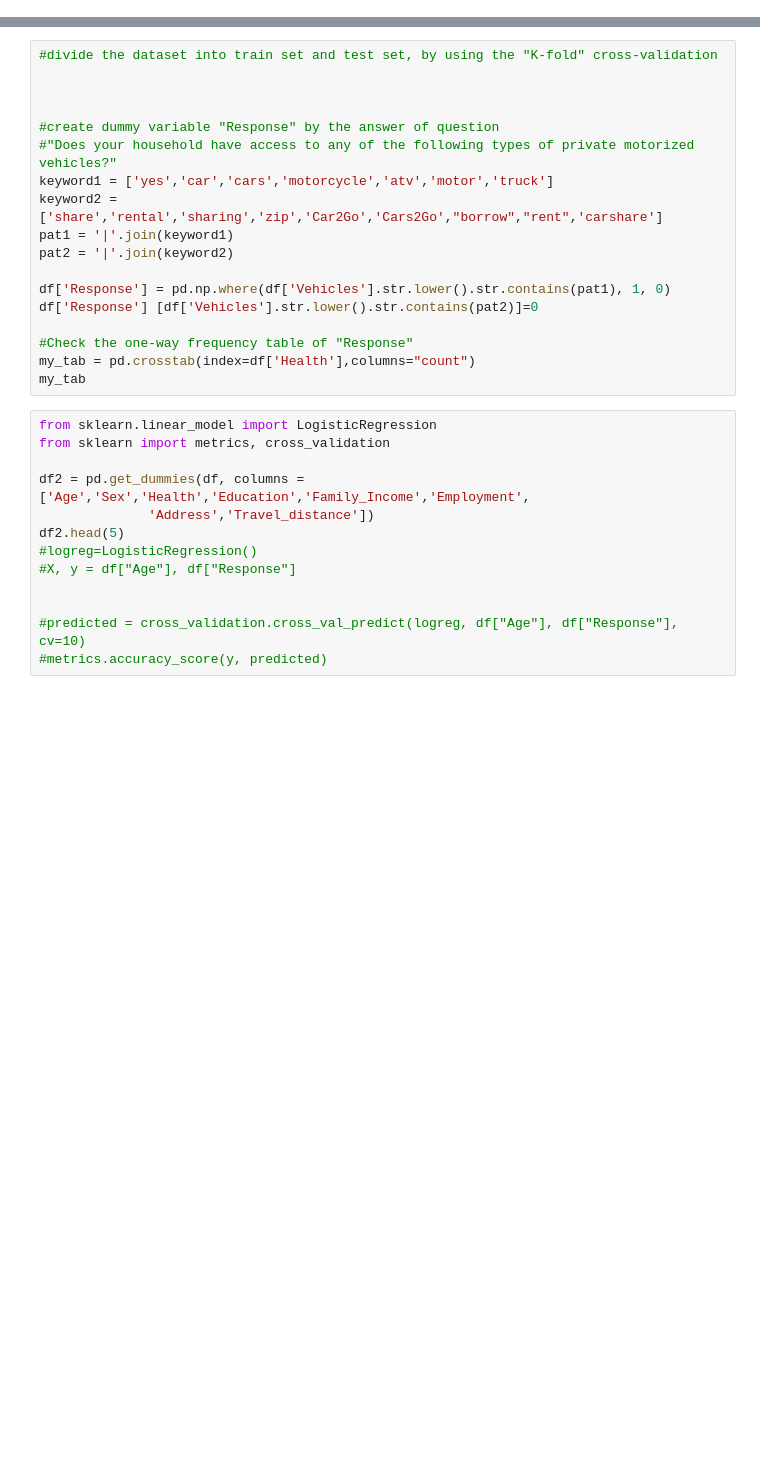
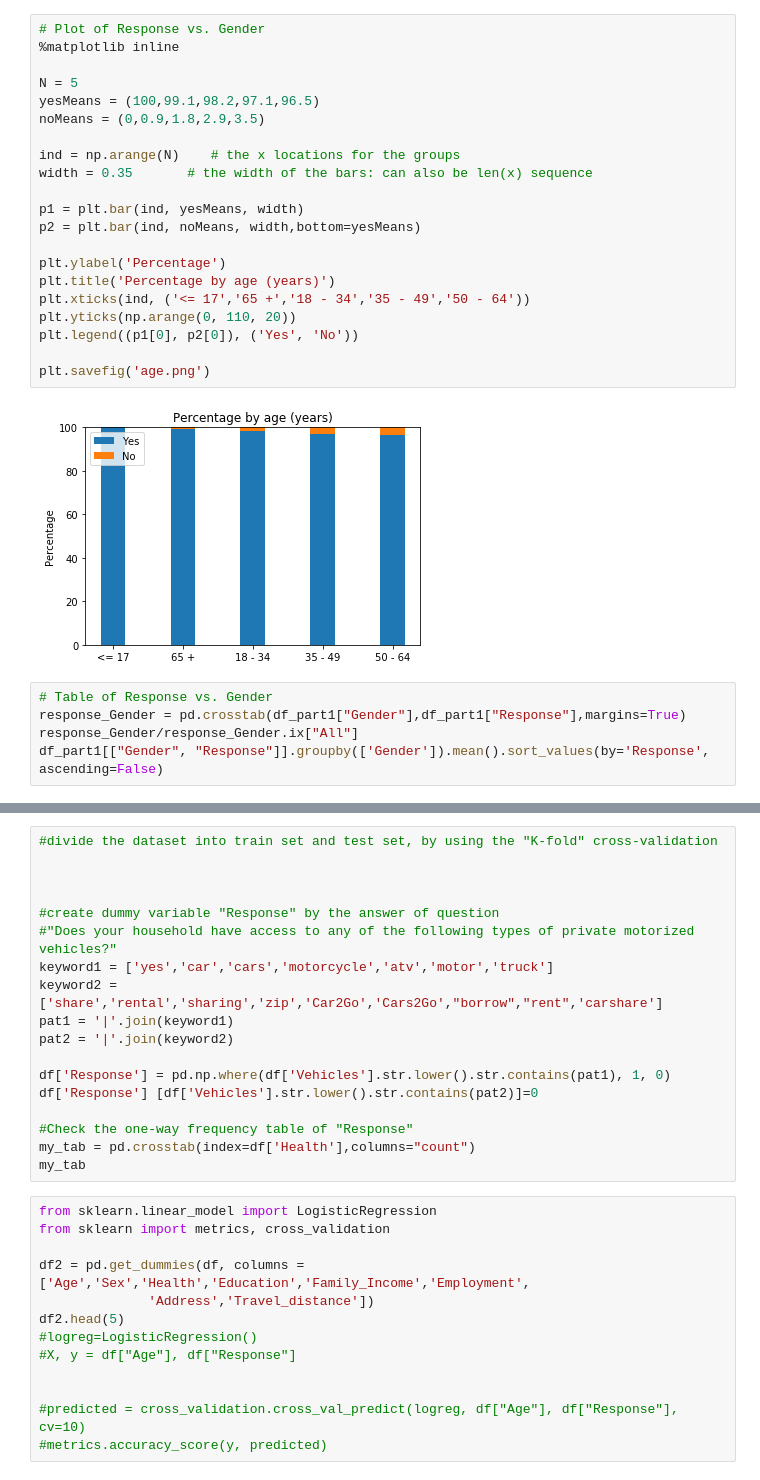
Before and after one commit to jodiezhu/leetcode_algo, a Jupyter notebook: ebike_analysis_book.ipynb, the cells around one changed output, grey strips where cells are left out. Saved outputs shown, nothing was run; the diff lists cells and outputs as text; blank space fills up the shorter version.

```diff
--- a/ebike_analysis_book.ipynb
+++ b/ebike_analysis_book.ipynb
@@ -27,0 +55,28 @@ df_part1.describe(include=['O'])
+# %%
+# Plot of Response vs. Gender
+%matplotlib inline
+
+N = 5
+yesMeans = (100,99.1,98.2,97.1,96.5)
+noMeans = (0,0.9,1.8,2.9,3.5)
+
+ind = np.arange(N)    # the x locations for the groups
+width = 0.35       # the width of the bars: can also be len(x) sequence
+
+p1 = plt.bar(ind, yesMeans, width)
+p2 = plt.bar(ind, noMeans, width,bottom=yesMeans)
+
+plt.ylabel('Percentage')
+plt.title('Percentage by age (years)')
+plt.xticks(ind, ('<= 17','65 +','18 - 34','35 - 49','50 - 64'))
+plt.yticks(np.arange(0, 110, 20))
+plt.legend((p1[0], p2[0]), ('Yes', 'No'))
+
+plt.savefig('age.png')
+# %% [output]
+[figure, added]
+# %%
+# Table of Response vs. Gender
+response_Gender = pd.crosstab(df_part1["Gender"],df_part1["Response"],margins=True)
+response_Gender/response_Gender.ix["All"]
+df_part1[["Gender", "Response"]].groupby(['Gender']).mean().sort_values(by='Response', ascending=False)
```
Also changed, not shown: parts of 21 cells of this notebook.
